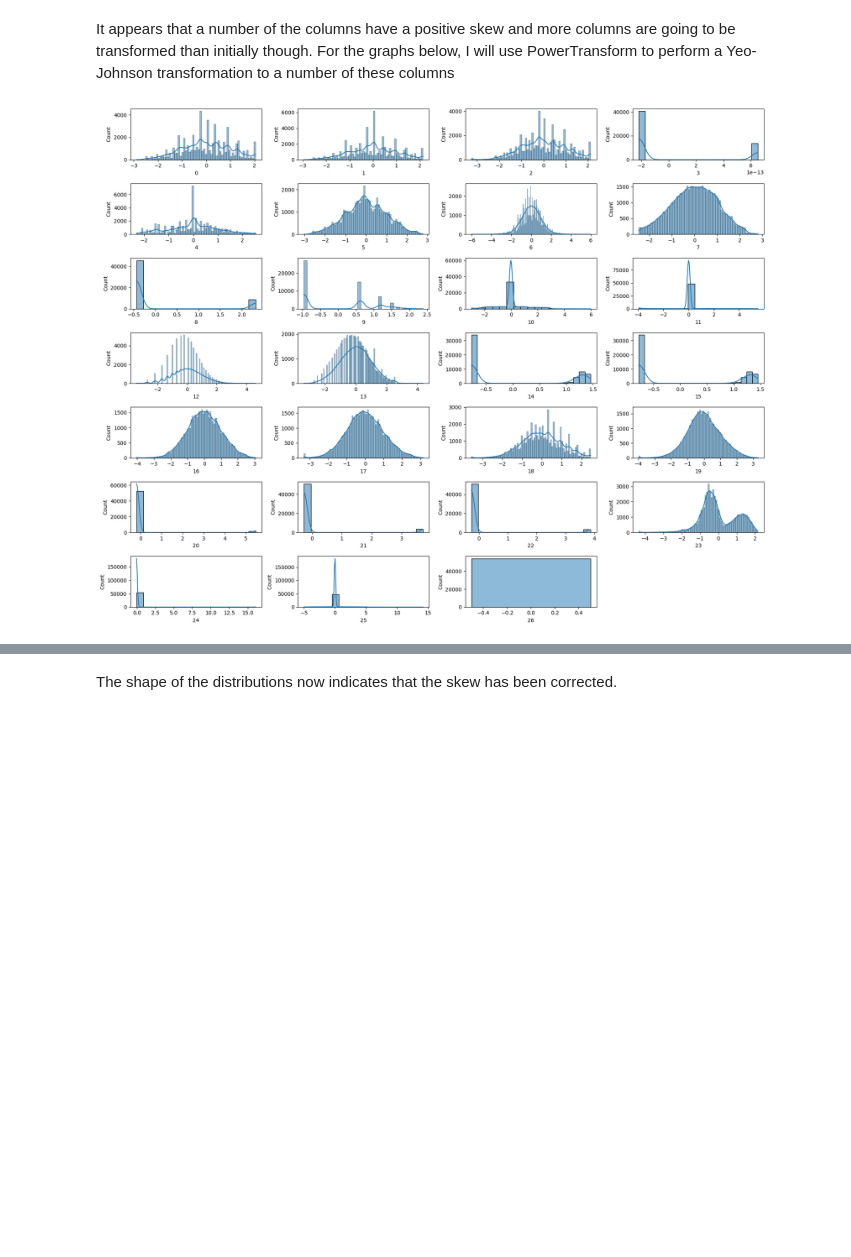
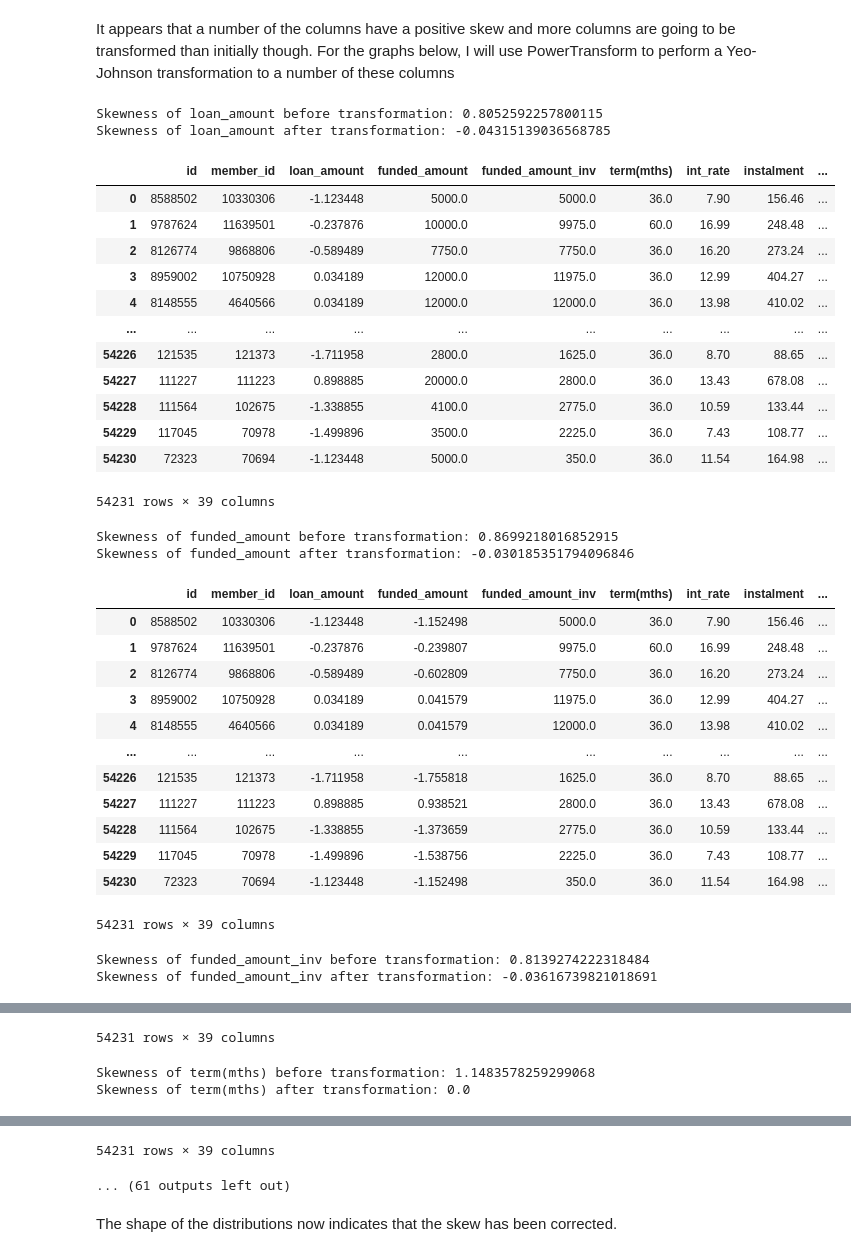
Before and after one commit to balany1/exploratory-data-analysis---customer-loans-in-finance152, a Jupyter notebook: eda.ipynb, the cells around one changed output, grey strips where cells are left out. Saved outputs shown, nothing was run; the diff lists cells and outputs as text; code cells hidden in the pictures; blank space fills up the shorter version.

```diff
--- a/eda.ipynb
+++ b/eda.ipynb
@@ -277,12 +277,44 @@ visuals.visualise_skewness(df)
 [figure]
 # %% [markdown]
 It appears that a number of the columns have a positive skew and more columns are going to be transformed than initially though. For the graphs below, I will use PowerTransform to perform a Yeo-Johnson transformation to a number of these columns
-# %%
-skewtransforms = Data_FrameTransform()
-
-nonskewed_df = skewtransforms.yjt_transform_skewed_columns(df)
-
-new_df = pd.read_csv('df_yjt.csv')
-visuals.visualise_skewness(new_df)
-# %% [output]
-[figure, removed]
+# %%
+skewtransforms = Data_FrameTransform()
+
+for col in df:
+    if df[col].dtype == 'float64' or df[col].dtype == 'Int64' or df[col].dtype == 'int64' or df[col].dtype==  'object':
+        nonskewed_df = skewtransforms.transform_column(df, col)
+
+visuals.visualise_skewness(nonskewed_df)
+# %% [output]
+Skewness of loan_amount before transformation: 0.8052592257800115
+Skewness of loan_amount after transformation: -0.04315139036568785
+|  | id | member_id | loan_amount | funded_amount | funded_amount_inv | term(mths) | int_rate | instalment | ... |
+| 0 | 8588502 | 10330306 | -1.123448 | 5000.0 | 5000.0 | 36.0 | 7.90 | 156.46 | ... |
+| 1 | 9787624 | 11639501 | -0.237876 | 10000.0 | 9975.0 | 60.0 | 16.99 | 248.48 | ... |
+| 2 | 8126774 | 9868806 | -0.589489 | 7750.0 | 7750.0 | 36.0 | 16.20 | 273.24 | ... |
+| 3 | 8959002 | 10750928 | 0.034189 | 12000.0 | 11975.0 | 36.0 | 12.99 | 404.27 | ... |
+| 4 | 8148555 | 4640566 | 0.034189 | 12000.0 | 12000.0 | 36.0 | 13.98 | 410.02 | ... |
+| ... | ... | ... | ... | ... | ... | ... | ... | ... | ... |
+| 54226 | 121535 | 121373 | -1.711958 | 2800.0 | 1625.0 | 36.0 | 8.70 | 88.65 | ... |
+| 54227 | 111227 | 111223 | 0.898885 | 20000.0 | 2800.0 | 36.0 | 13.43 | 678.08 | ... |
+| 54228 | 111564 | 102675 | -1.338855 | 4100.0 | 2775.0 | 36.0 | 10.59 | 133.44 | ... |
+| 54229 | 117045 | 70978 | -1.499896 | 3500.0 | 2225.0 | 36.0 | 7.43 | 108.77 | ... |
+| 54230 | 72323 | 70694 | -1.123448 | 5000.0 | 350.0 | 36.0 | 11.54 | 164.98 | ... |
+54231 rows × 39 columns
+Skewness of funded_amount before transformation: 0.8699218016852915
+Skewness of funded_amount after transformation: -0.030185351794096846
+|  | id | member_id | loan_amount | funded_amount | funded_amount_inv | term(mths) | int_rate | instalment | ... |
+| 0 | 8588502 | 10330306 | -1.123448 | -1.152498 | 5000.0 | 36.0 | 7.90 | 156.46 | ... |
+| 1 | 9787624 | 11639501 | -0.237876 | -0.239807 | 9975.0 | 60.0 | 16.99 | 248.48 | ... |
+| 2 | 8126774 | 9868806 | -0.589489 | -0.602809 | 7750.0 | 36.0 | 16.20 | 273.24 | ... |
+| 3 | 8959002 | 10750928 | 0.034189 | 0.041579 | 11975.0 | 36.0 | 12.99 | 404.27 | ... |
+| 4 | 8148555 | 4640566 | 0.034189 | 0.041579 | 12000.0 | 36.0 | 13.98 | 410.02 | ... |
+| ... | ... | ... | ... | ... | ... | ... | ... | ... | ... |
+| 54226 | 121535 | 121373 | -1.711958 | -1.755818 | 1625.0 | 36.0 | 8.70 | 88.65 | ... |
+| 54227 | 111227 | 111223 | 0.898885 | 0.938521 | 2800.0 | 36.0 | 13.43 | 678.08 | ... |
+| 54228 | 111564 | 102675 | -1.338855 | -1.373659 | 2775.0 | 36.0 | 10.59 | 133.44 | ... |
+| 54229 | 117045 | 70978 | -1.499896 | -1.538756 | 2225.0 | 36.0 | 7.43 | 108.77 | ... |
+| 54230 | 72323 | 70694 | -1.123448 | -1.152498 | 350.0 | 36.0 | 11.54 | 164.98 | ... |
+54231 rows × 39 columns
+Skewness of funded_amount_inv before transformation: 0.8139274222318484
+Skewness of funded_amount_inv after transformation: -0.03616739821018691
@@ -288,0 +333,3 @@ visuals.visualise_skewness(new_df)
+54231 rows × 39 columns
+Skewness of term(mths) before transformation: 1.1483578259299068
+Skewness of term(mths) after transformation: 0.0
@@ -289,3 +348,5 @@ visuals.visualise_skewness(new_df)
+54231 rows × 39 columns
+... (61 outputs left out)
 # %% [markdown]
 The shape of the distributions now indicates that the skew has been corrected.
 # %% [markdown]
```
Also changed, not shown: parts of 6 cells of this notebook, 4 other files.
